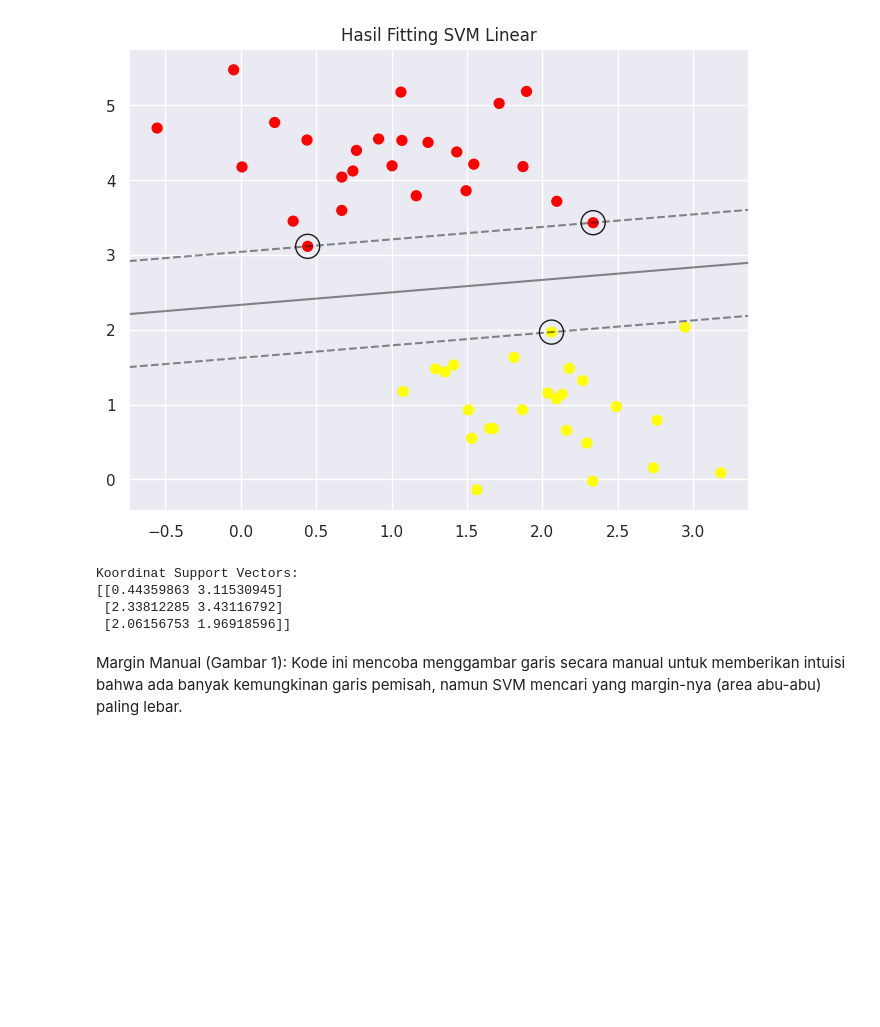
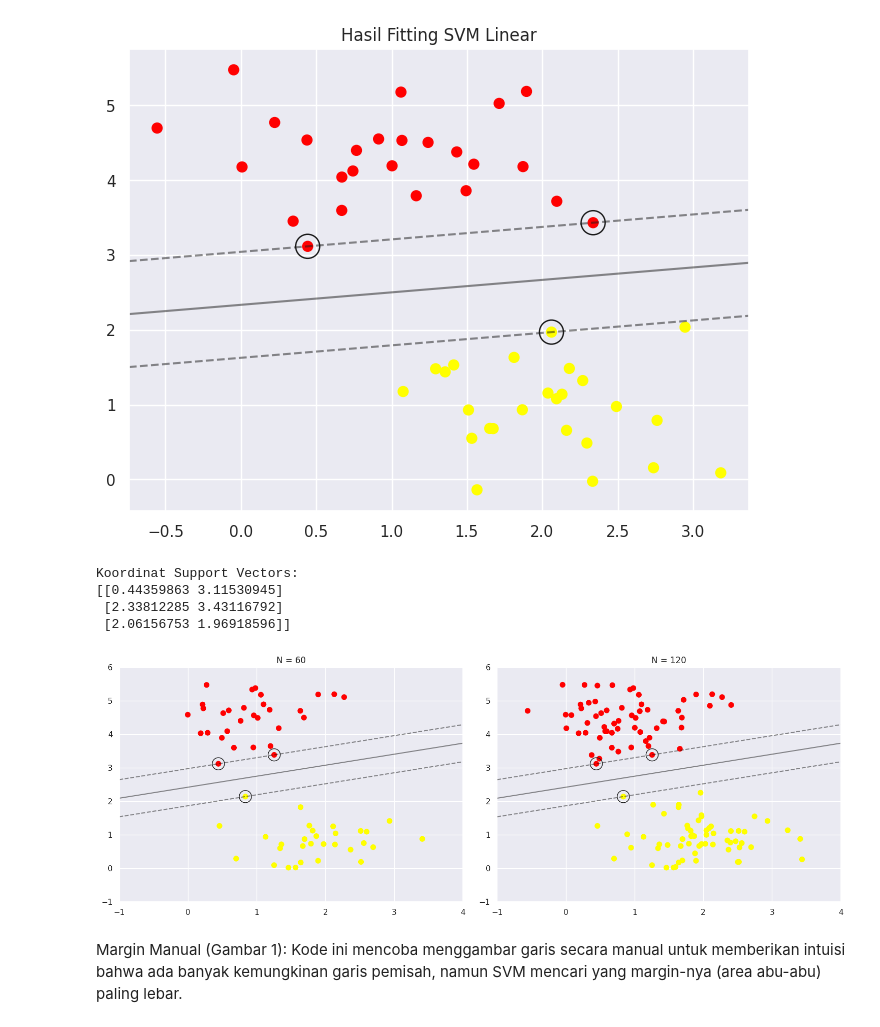
Before and after one commit to emkafie/Machine-Learning, a Jupyter notebook: P1_JS11.ipynb, the cells around one changed output. Saved outputs shown, nothing was run; the diff lists cells and outputs as text; code cells hidden in the pictures; blank space fills up the shorter version.

```diff
--- a/P1_JS11.ipynb
+++ b/P1_JS11.ipynb
@@ -104,34 +104,27 @@ Koordinat Support Vectors:
 # %%
 def plot_svm(N=10, ax=None):
     X, y = make_blobs(n_samples=200, centers=2,
                       random_state=0, cluster_std=0.60)
     X = X[:N]
     y = y[:N]
     model = SVC(kernel='linear', C=1E10)
     model.fit(X, y)
 
     ax = ax or plt.gca()
     ax.scatter(X[:, 0], X[:, 1], c=y, s=50, cmap='autumn')
     ax.set_xlim(-1, 4)
     ax.set_ylim(-1, 6)
     plot_svc_decision_function(model, ax)
 
 # Menampilkan perbandingan N=60 dan N=120
 fig, ax = plt.subplots(1, 2, figsize=(16, 6))
 fig.subplots_adjust(left=0.0625, right=0.95, wspace=0.1)
 for axi, N in zip(ax, [60, 120]):
     plot_svm(N, axi)
     axi.set_title('N = {0}'.format(N))
 plt.show()
-
-# ==========================================
-# INTERACTIVE WIDGET (Hanya berjalan di Jupyter Notebook)
-# ==========================================
-print("\nUntuk fitur interaktif di bawah ini, pastikan Anda menjalankannya di Jupyter Notebook/Lab:")
-try:
-    interact(plot_svm, N=[10, 200], ax=fixed(None))
-except Exception as e:
-    print("Widget interaktif tidak dapat dijalankan di environment ini.")
+# %% [output]
+[figure, added]
 # %% [markdown]
 Margin Manual (Gambar 1): Kode ini mencoba menggambar garis secara manual untuk memberikan intuisi bahwa ada banyak kemungkinan garis pemisah, namun SVM mencari yang margin-nya (area abu-abu) paling lebar.
 # %% [markdown]
```
